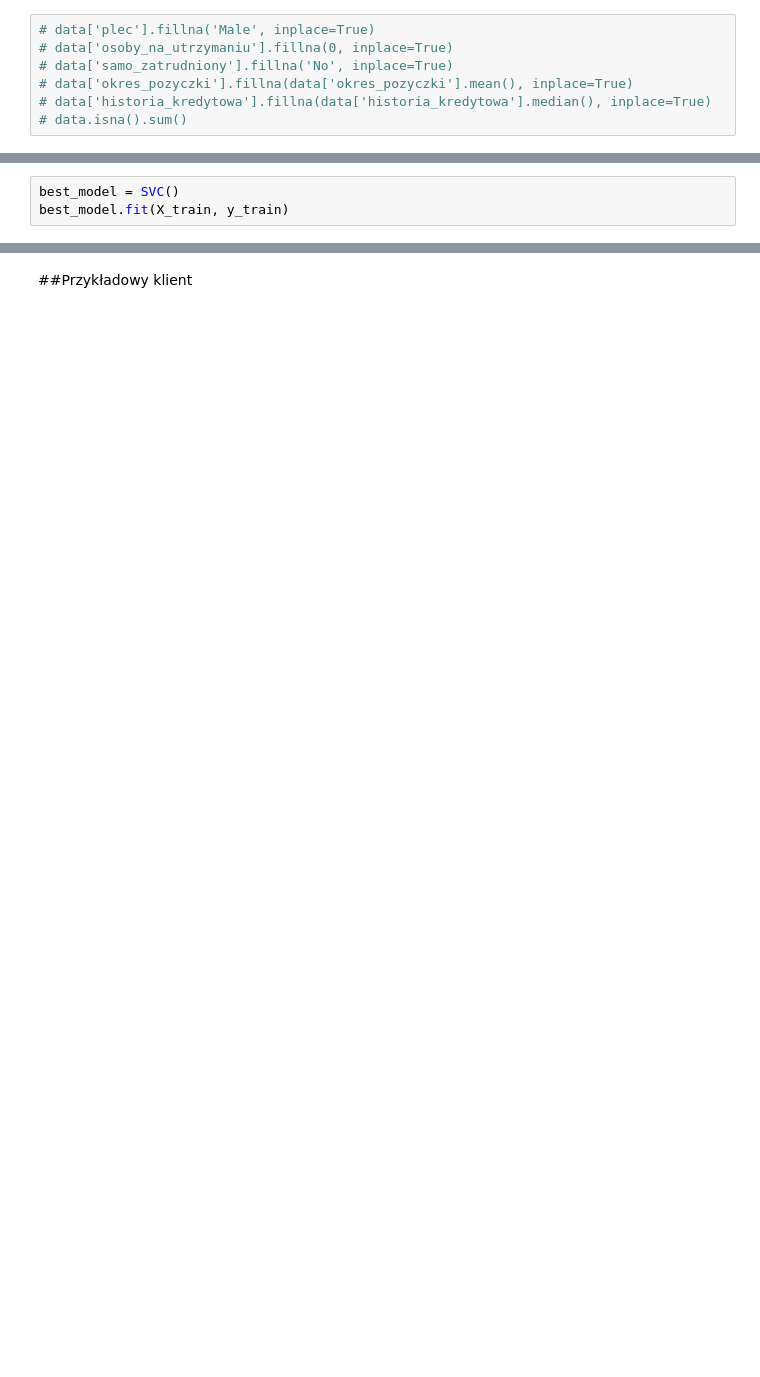
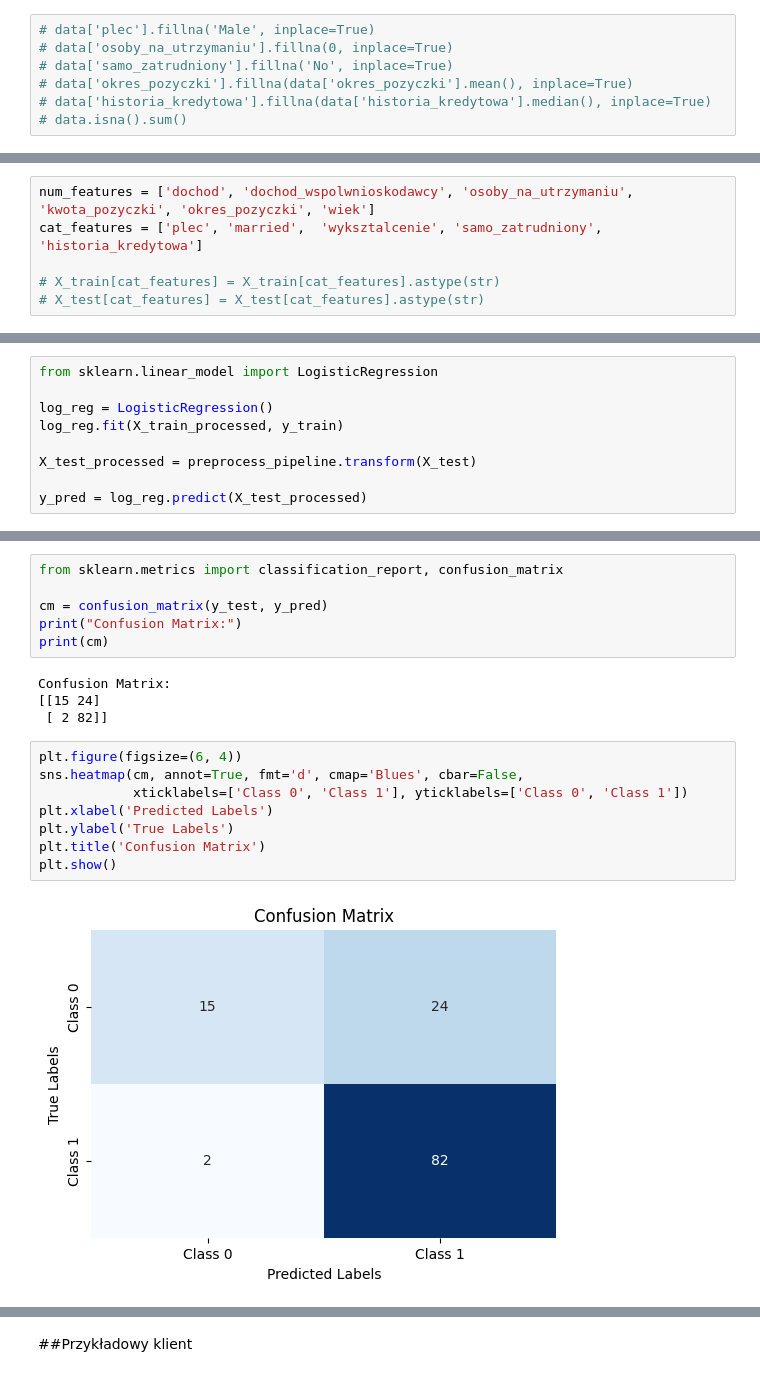
Before and after one commit to rybinski92/ml_credit_project, a Jupyter notebook: prezentacja_ML.ipynb, the cells around one changed output, grey strips where cells are left out. Drawn from its saved outputs; the diff is of its cells as text; blank space fills up the shorter version.

```diff
--- a/prezentacja_ML.ipynb
+++ b/prezentacja_ML.ipynb
@@ -356,3 +249,0 @@ Support Vector Machine Accuracy: 0.8455
-# %%
-best_model = SVC()
-best_model.fit(X_train, y_train)
@@ -360,0 +250,6 @@ SVC()
+# %%
+num_features = ['dochod', 'dochod_wspolwnioskodawcy', 'osoby_na_utrzymaniu', 'kwota_pozyczki', 'okres_pozyczki', 'wiek']
+cat_features = ['plec', 'married',  'wyksztalcenie', 'samo_zatrudniony', 'historia_kredytowa']
+
+# X_train[cat_features] = X_train[cat_features].astype(str)
+# X_test[cat_features] = X_test[cat_features].astype(str)
@@ -360,0 +291,9 @@ SVC()
+# %%
+from sklearn.linear_model import LogisticRegression
+
+log_reg = LogisticRegression()
+log_reg.fit(X_train_processed, y_train)
+
+X_test_processed = preprocess_pipeline.transform(X_test)
+
+y_pred = log_reg.predict(X_test_processed)
@@ -360,0 +318,20 @@ SVC()
+# %%
+from sklearn.metrics import classification_report, confusion_matrix
+
+cm = confusion_matrix(y_test, y_pred)
+print("Confusion Matrix:")
+print(cm)
+# %% [output]
+Confusion Matrix:
+[[15 24]
+ [ 2 82]]
+# %%
+plt.figure(figsize=(6, 4))
+sns.heatmap(cm, annot=True, fmt='d', cmap='Blues', cbar=False,
+            xticklabels=['Class 0', 'Class 1'], yticklabels=['Class 0', 'Class 1'])
+plt.xlabel('Predicted Labels')
+plt.ylabel('True Labels')
+plt.title('Confusion Matrix')
+plt.show()
+# %% [output]
+[figure, added]
```
Also changed, not shown: parts of 65 cells of this notebook.
